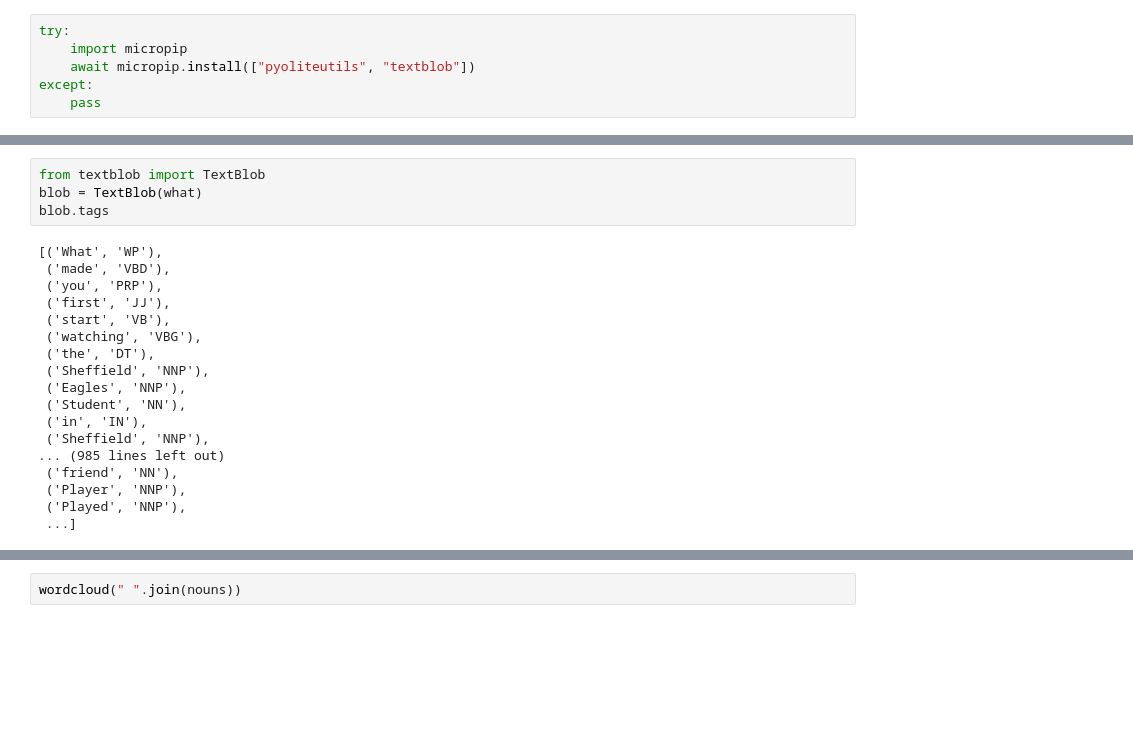
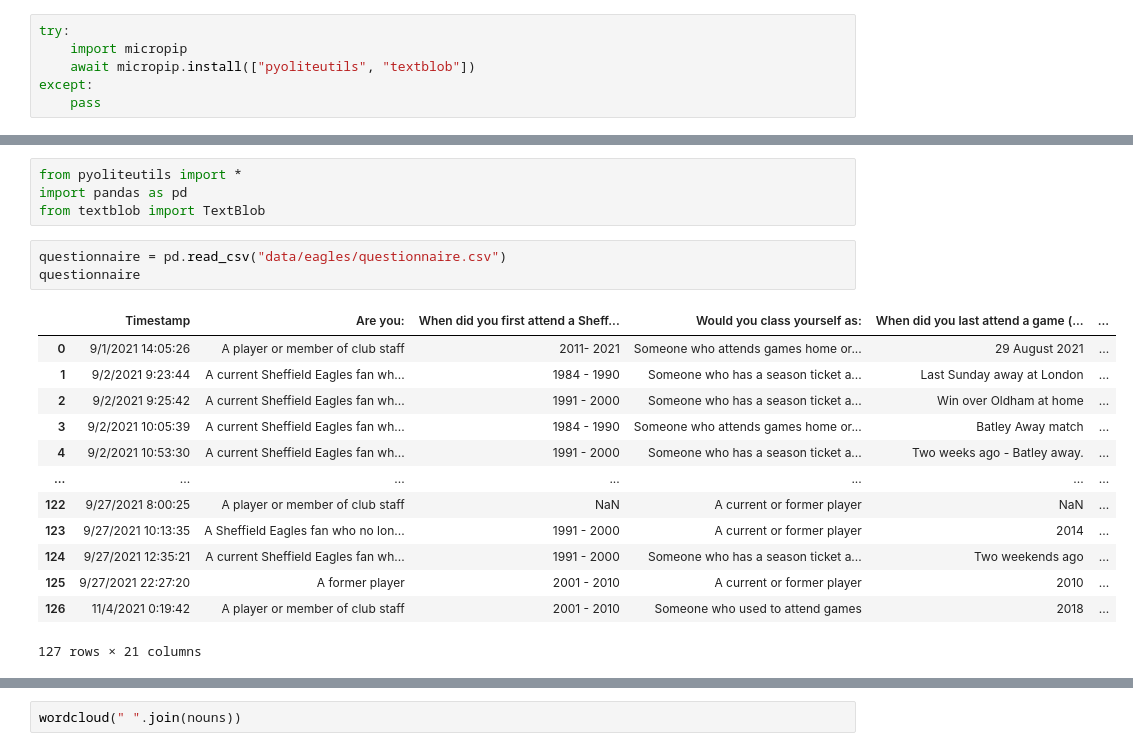
Before and after one commit to UTCSheffield/OCR-Unit-7-Data-analysis-and-design, a Jupyter notebook: content/2-3 Qualitative data analysis.ipynb, the cells around one changed output, grey strips where cells are left out. Drawn from its saved outputs; the diff is of its cells as text; blank space fills up the shorter version.

Commit message:
Eagles data work

```diff
--- a/content/2-3 Qualitative data analysis.ipynb
+++ b/content/2-3 Qualitative data analysis.ipynb
@@ -158,22 +21,21 @@ wordcloud(what)
-# %%
-from textblob import TextBlob
-blob = TextBlob(what)
-blob.tags
-# %% [output]
-[('What', 'WP'),
- ('made', 'VBD'),
- ('you', 'PRP'),
- ('first', 'JJ'),
- ('start', 'VB'),
- ('watching', 'VBG'),
- ('the', 'DT'),
- ('Sheffield', 'NNP'),
- ('Eagles', 'NNP'),
- ('Student', 'NN'),
- ('in', 'IN'),
- ('Sheffield', 'NNP'),
-... (985 lines left out)
- ('friend', 'NN'),
- ('Player', 'NNP'),
- ('Played', 'NNP'),
- ...]
+# %%
+from pyoliteutils import *
+import pandas as pd
+from textblob import TextBlob
+# %%
+questionnaire = pd.read_csv("data/eagles/questionnaire.csv")
+questionnaire
+# %% [output]
+|  | Timestamp | Are you: | When did you first attend a Sheff... | Would you class yourself as: | When did you last attend a game (... | ... |
+| 0 | 9/1/2021 14:05:26 | A player or member of club staff | 2011- 2021 | Someone who attends games home or... | 29 August 2021 | ... |
+| 1 | 9/2/2021 9:23:44 | A current Sheffield Eagles fan wh... | 1984 - 1990 | Someone who has a season ticket a... | Last Sunday away at London | ... |
+| 2 | 9/2/2021 9:25:42 | A current Sheffield Eagles fan wh... | 1991 - 2000 | Someone who has a season ticket a... | Win over Oldham at home | ... |
+| 3 | 9/2/2021 10:05:39 | A current Sheffield Eagles fan wh... | 1984 - 1990 | Someone who attends games home or... | Batley Away match | ... |
+| 4 | 9/2/2021 10:53:30 | A current Sheffield Eagles fan wh... | 1991 - 2000 | Someone who has a season ticket a... | Two weeks ago - Batley away. | ... |
+| ... | ... | ... | ... | ... | ... | ... |
+| 122 | 9/27/2021 8:00:25 | A player or member of club staff | NaN | A current or former player | NaN | ... |
+| 123 | 9/27/2021 10:13:35 | A Sheffield Eagles fan who no lon... | 1991 - 2000 | A current or former player | 2014 | ... |
+| 124 | 9/27/2021 12:35:21 | A current Sheffield Eagles fan wh... | 1991 - 2000 | Someone who has a season ticket a... | Two weekends ago | ... |
+| 125 | 9/27/2021 22:27:20 | A former player | 2001 - 2010 | A current or former player | 2010 | ... |
+| 126 | 11/4/2021 0:19:42 | A player or member of club staff | 2001 - 2010 | Someone who used to attend games | 2018 | ... |
+127 rows × 21 columns
```
Also changed, not shown: parts of 11 cells of this notebook, 5 other files.
